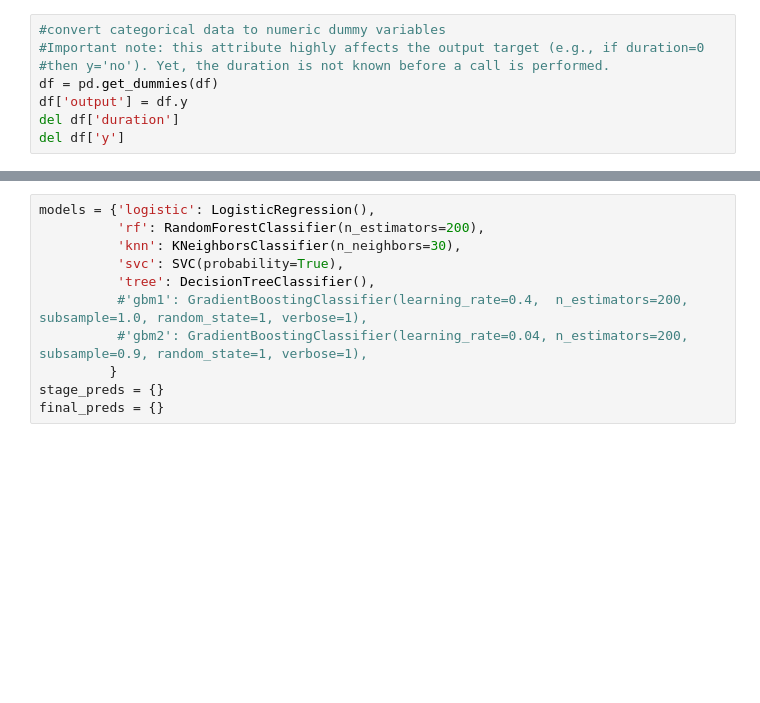
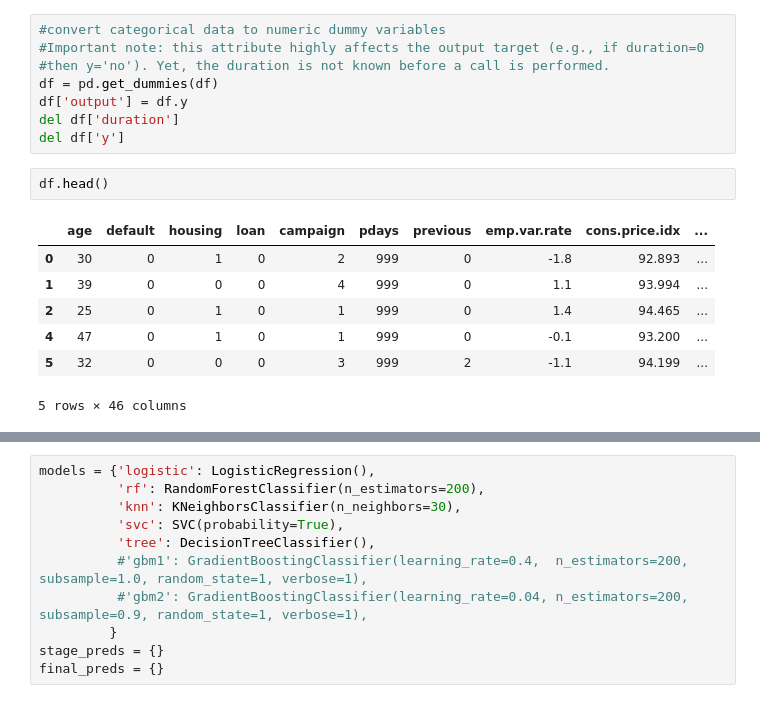
Before and after one commit to gfsoileau/Bank_marketing, a Jupyter notebook: bank.ipynb, the cells around one changed output, grey strips where cells are left out. Saved outputs shown, nothing was run; the diff lists cells and outputs as text; blank space fills up the shorter version.

```diff
--- a/bank.ipynb
+++ b/bank.ipynb
@@ -71,3 +66,13 @@ df = pd.get_dummies(df)
 df['output'] = df.y
 del df['duration']
 del df['y']
+# %%
+df.head()
+# %% [output]
+|  | age | default | housing | loan | campaign | pdays | previous | emp.var.rate | cons.price.idx | ... |
+| 0 | 30 | 0 | 1 | 0 | 2 | 999 | 0 | -1.8 | 92.893 | ... |
+| 1 | 39 | 0 | 0 | 0 | 4 | 999 | 0 | 1.1 | 93.994 | ... |
+| 2 | 25 | 0 | 1 | 0 | 1 | 999 | 0 | 1.4 | 94.465 | ... |
+| 4 | 47 | 0 | 1 | 0 | 1 | 999 | 0 | -0.1 | 93.200 | ... |
+| 5 | 32 | 0 | 0 | 0 | 3 | 999 | 2 | -1.1 | 94.199 | ... |
+5 rows × 46 columns
```
Also changed, not shown: parts of 12 cells of this notebook.
